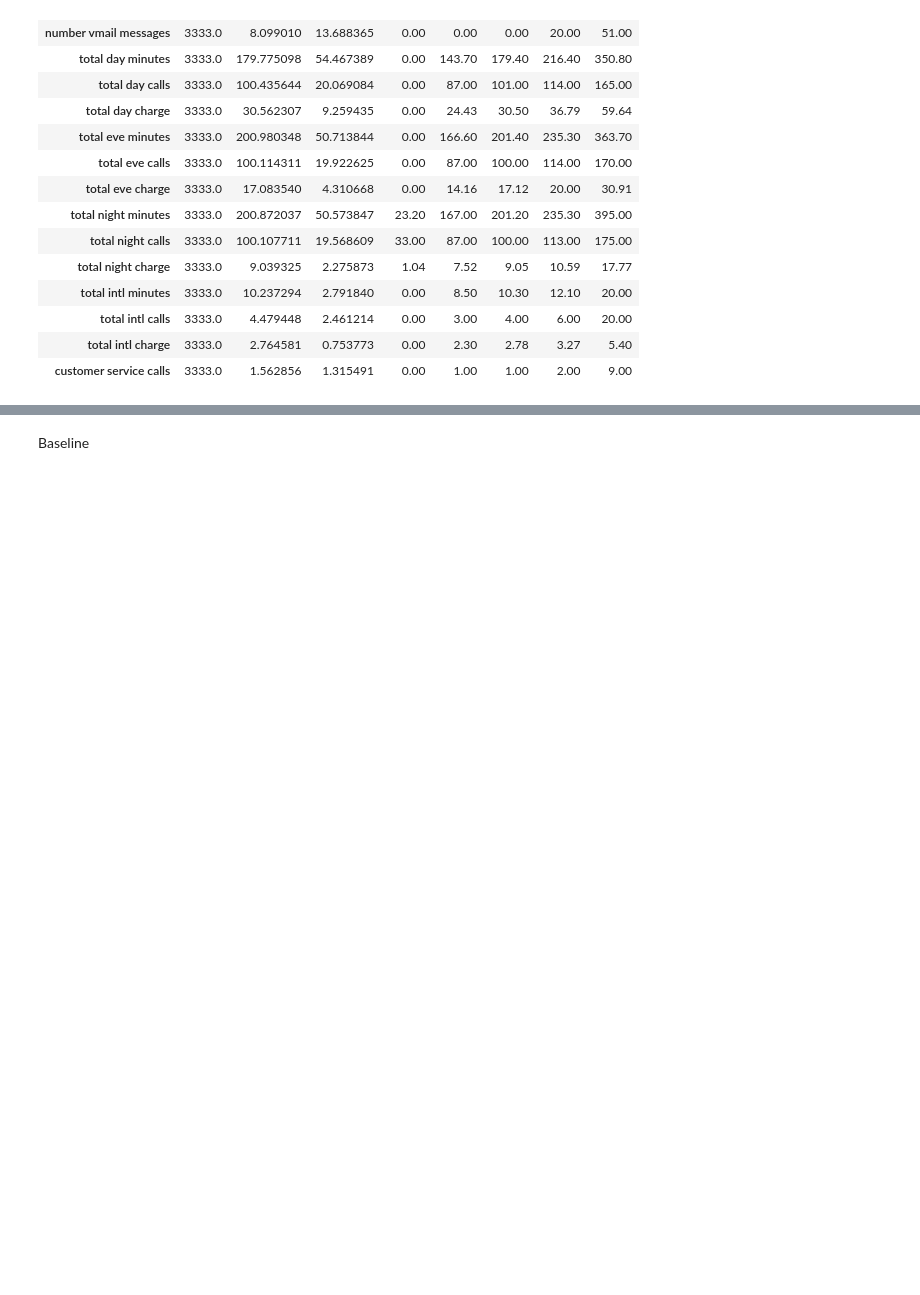
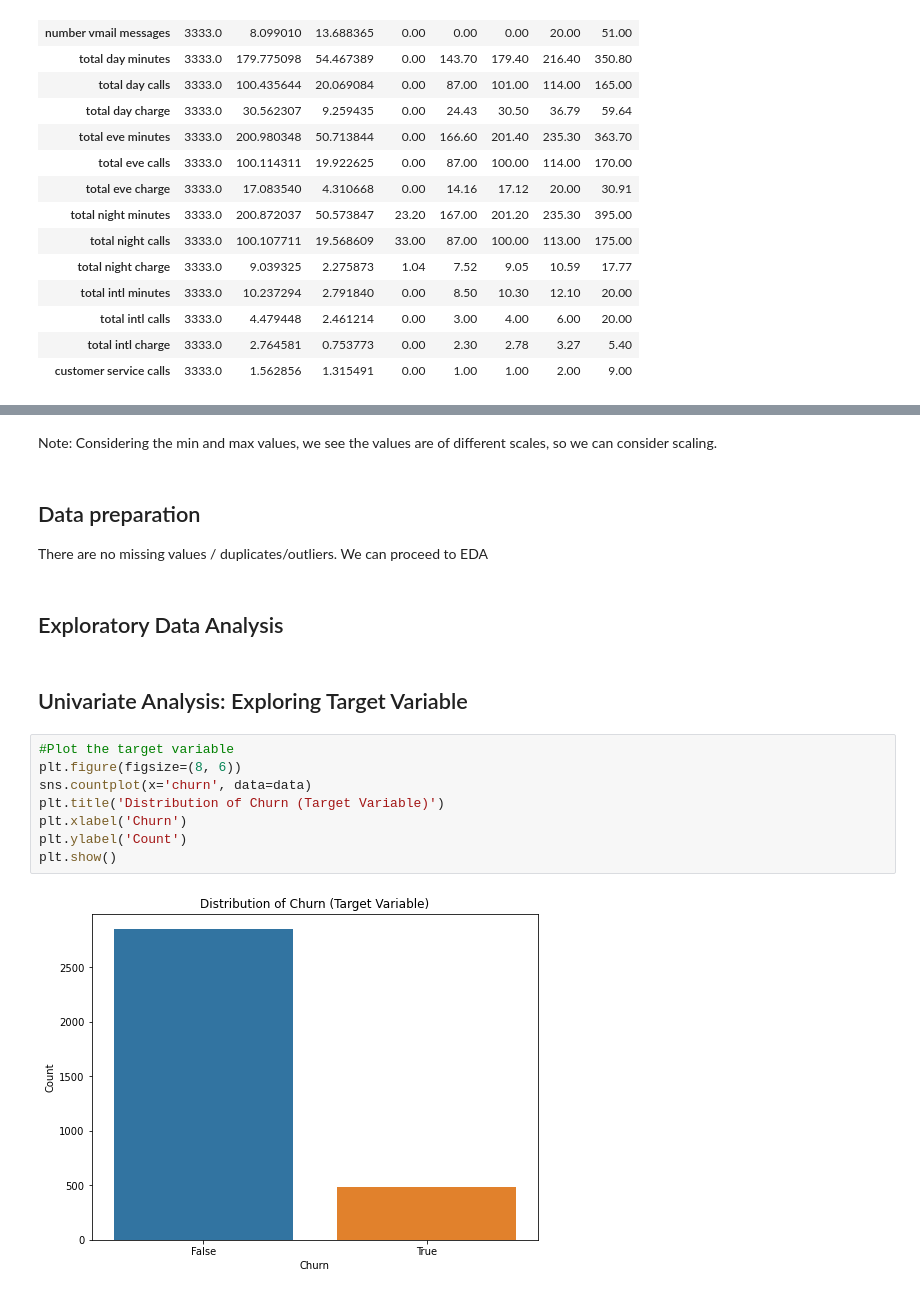
Before and after one commit to mercytegekson/Phase3Project, a Jupyter notebook: index.ipynb, the cells around one changed output, grey strips where cells are left out. Drawn from its saved outputs; the diff is of its cells as text; blank space fills up the shorter version.

```diff
--- a/index.ipynb
+++ b/index.ipynb
@@ -245,2 +179,19 @@ dtype: int64
-# %% [markdown]
-Baseline
+# %% [markdown]
+Note: Considering the min and max values, we see the values are of different scales, so we can consider scaling.
+# %% [markdown]
+## Data preparation
+There are no missing values / duplicates/outliers. We can proceed to EDA
+# %% [markdown]
+## Exploratory Data Analysis
+# %% [markdown]
+## Univariate Analysis: Exploring Target Variable
+# %%
+#Plot the target variable
+plt.figure(figsize=(8, 6))
+sns.countplot(x='churn', data=data)
+plt.title('Distribution of Churn (Target Variable)')
+plt.xlabel('Churn')
+plt.ylabel('Count')
+plt.show()
+# %% [output]
+[figure, added]
```
Also changed, not shown: parts of 38 cells of this notebook, 1 other file.
